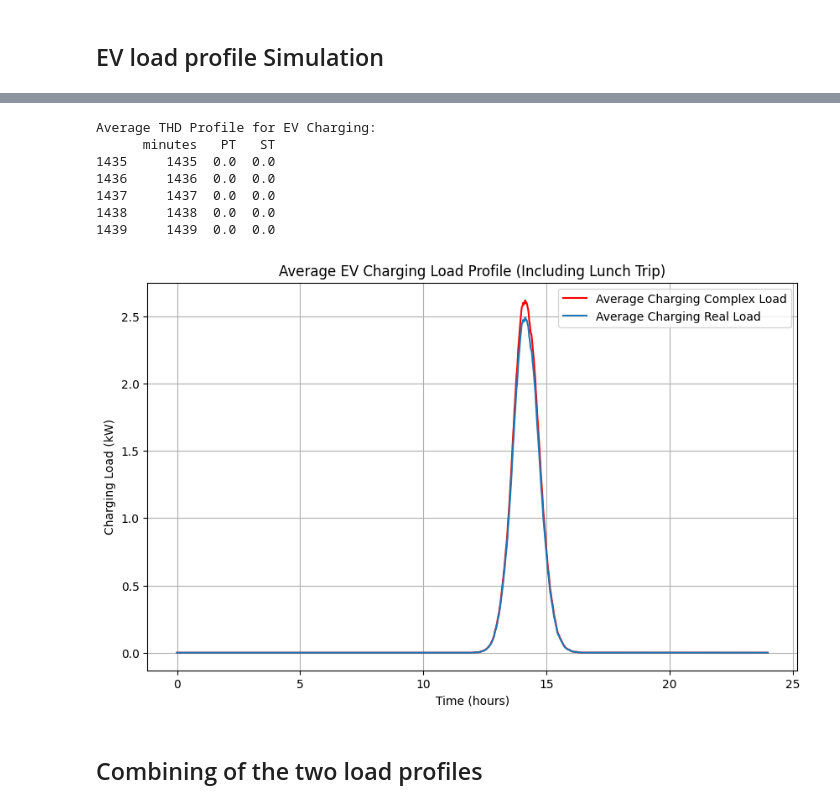
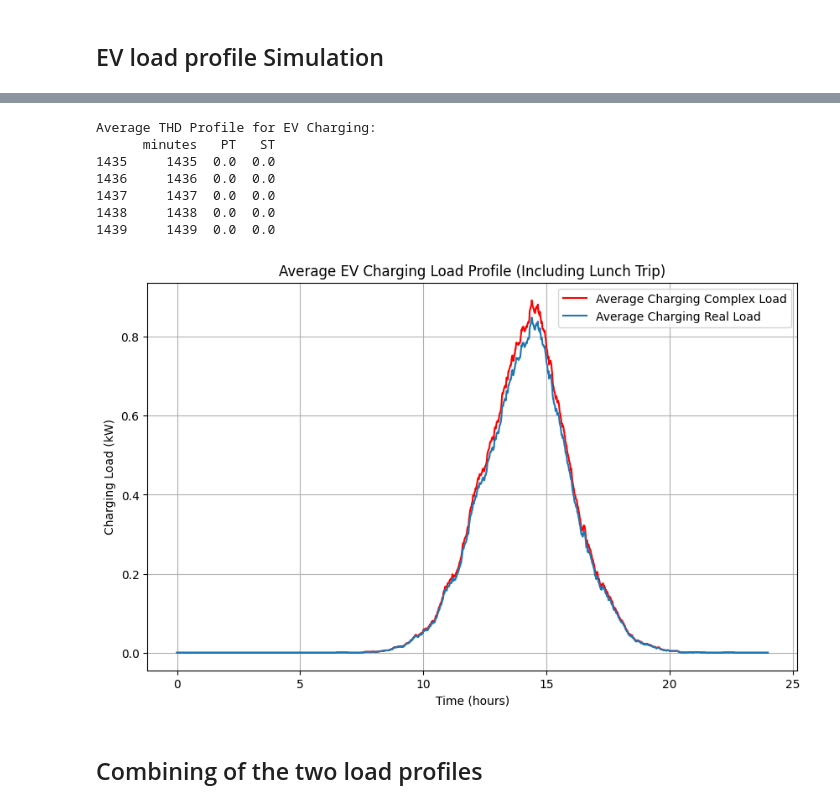
Before and after one commit to KanyantaM/final-year-project, a Jupyter notebook: Final_Year_Project_Code.ipynb, the cells around one changed output, grey strips where cells are left out. Cells and saved outputs as stored; diff of their text form; code cells hidden in the pictures.

```diff
--- a/Final_Year_Project_Code.ipynb
+++ b/Final_Year_Project_Code.ipynb
@@ -220,7 +215,7 @@ average_speed = 36  # km/h
 
 # Stochastic variables
 mean_parking_time = 810
-std_parking_time = 30
+std_parking_time = 110
 mean_driving_time = 27
 std_driving_time = 5
 
@@ -294,34 +289,34 @@ time_in_hours_thd = np.arange(simulation_duration)
 average_load_profile_ev_df = pd.DataFrame({
     'minutes': range(len(average_load_profile_ev_average_PT)),
     'PT': average_load_profile_ev_average_PT,
     'ST': average_load_profile_ev_average_ST
 })
 print("Average THD Profile for EV Charging:")
 print(average_load_profile_ev_df.tail())
 
 # Convert time axis from minutes to hours
 time_in_hours = np.arange(simulation_duration) / 60  # Convert minutes to hours
 
 # Plot the average load profile
 plt.figure(figsize=(10, 6))
 plt.plot(time_in_hours, average_load_profile_ev_average_ST, color='red', label='Average Charging Complex Load')
 plt.plot(time_in_hours, average_load_profile_ev_average_PT, label='Average Charging Real Load')
 
 plt.title('Average EV Charging Load Profile (Including Lunch Trip)')
 plt.xlabel('Time (hours)')  # Update x-axis label to hours
 plt.ylabel('Charging Load (kW)')
 plt.legend()
 plt.grid(True)
 plt.show()
 # %% [output]
 Average THD Profile for EV Charging:
       minutes   PT   ST
 1435     1435  0.0  0.0
 1436     1436  0.0  0.0
 1437     1437  0.0  0.0
 1438     1438  0.0  0.0
 1439     1439  0.0  0.0
-[figure, old version]
+[figure, new version]
 # %% [markdown]
 ## Combining of the two load profiles
 # %% [markdown]
```
Also changed, not shown: parts of 11 cells of this notebook.
